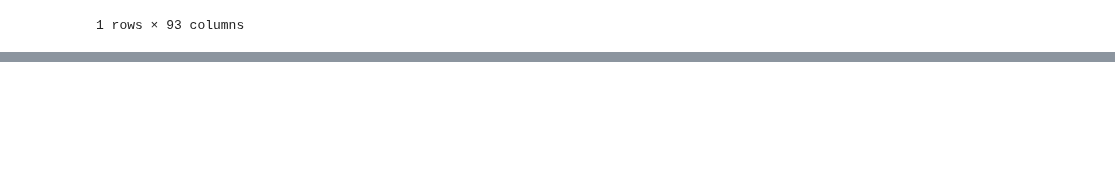
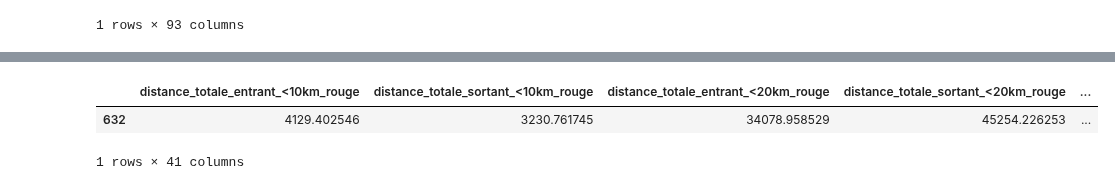
Before and after one commit to Qntouille/statapp, a Jupyter notebook: stat_desc_mobpro2.ipynb, the cells around one changed output, grey strips where cells are left out. Saved outputs shown, nothing was run; the diff lists cells and outputs as text; code cells hidden in the pictures; blank space fills up the shorter version.

```diff
--- a/stat_desc_mobpro2.ipynb
+++ b/stat_desc_mobpro2.ipynb
@@ -421,0 +405,6 @@ TypeError: agg function failed [how->mean,dtype->object]
+# %%
+df_kmeans.sample()
+# %% [output]
+|  | distance_totale_entrant_<10km_rouge | distance_totale_sortant_<10km_rouge | distance_totale_entrant_<20km_rouge | distance_totale_sortant_<20km_rouge | ... |
+| 632 | 4129.402546 | 3230.761745 | 34078.958529 | 45254.226253 | ... |
+1 rows × 41 columns
```
Also changed, not shown: parts of 19 cells of this notebook, 2 other files.
